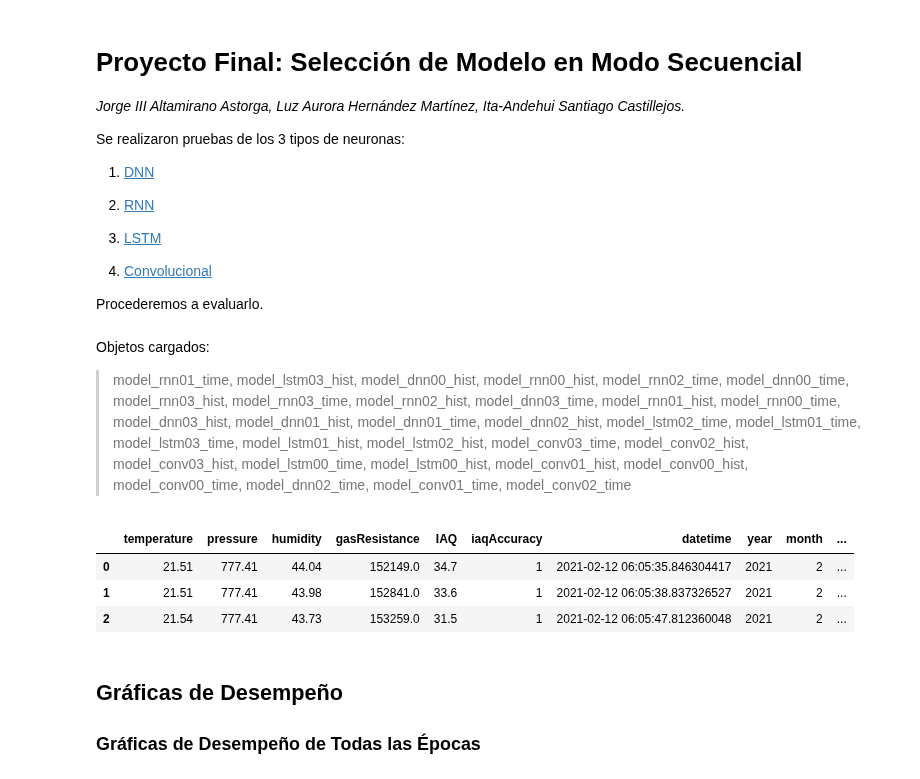
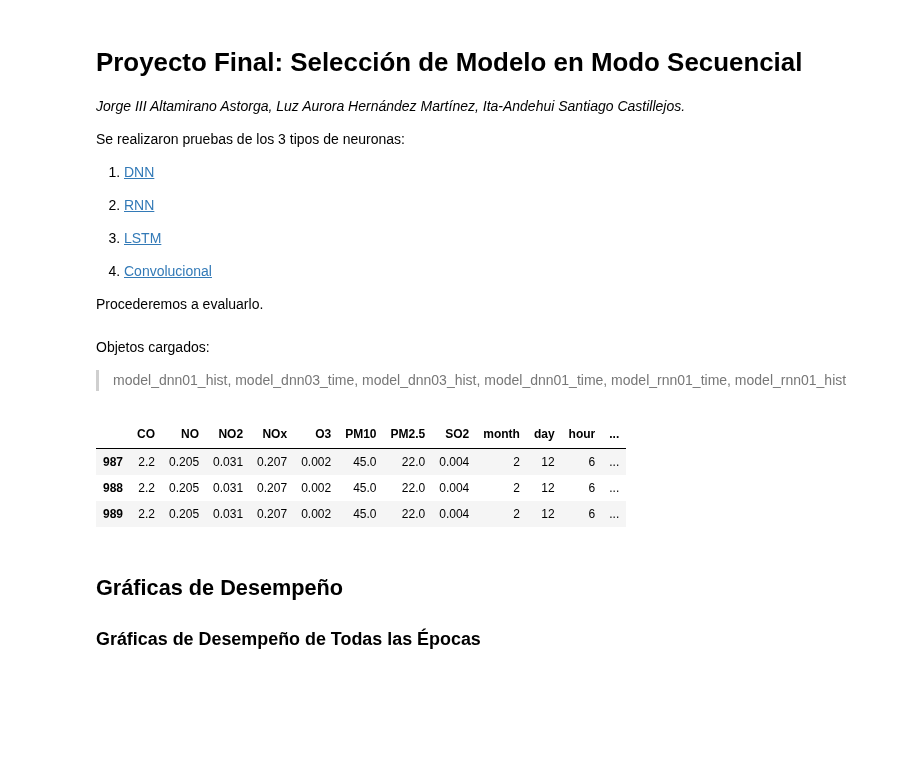
Before and after one commit to philwebsurfer/dlfinal, a Jupyter notebook: proyectofinal03_sensor-sinaica.ipynb, the cells around one changed output. Drawn from its saved outputs; the diff is of its cells as text; code cells hidden in the pictures; blank space fills up the shorter version.

```diff
--- a/proyectofinal03_sensor-sinaica.ipynb
+++ b/proyectofinal03_sensor-sinaica.ipynb
@@ -5,13 +5,13 @@ _Jorge III Altamirano Astorga, Luz Aurora Hernández Martínez, Ita-Andehui Sant
 
 Se realizaron pruebas de los 3 tipos de neuronas:
 
-1. [DNN](proyectofinal02d_dnn.html)
+1. [DNN](proyectofinal03a_dnn_sinaica.html)
 
-2. [RNN](proyectofinal02a_rnn_secuencial.html)
+2. [RNN](proyectofinal03b_rnn_sinaica.html)
 
-3. [LSTM](proyectofinal02b_lstm_secuencial.html)
+3. [LSTM](proyectofinal03c_lstm_sinaica.html)
 
-4. [Convolucional](proyectofinal02c_conv1d_secuencial.html)
+4. [Convolucional](proyectofinal03d_conv1d_sinaica.html)
 
 Procederemos a evaluarlo.
 # %%
@@ -26,7 +26,7 @@ from sklearn.model_selection import train_test_split
 # %%
 models = []
 object_names = []
-for y in [x for x in os.listdir("models") if x.endswith("dill")]:
+for y in [x for x in os.listdir("models-sinaica") if x.endswith("dill")]:
     with io.open(f"models/{y}", 'rb') as file:
         object_name = re.sub(r"\.", "_", y)
         object_name = re.sub(r"_dill", "", object_name)
@@ -38,15 +38,15 @@ Markdown("Objetos cargados: \n\n>" +
 # %% [output]
 Objetos cargados:
 
->model_rnn01_time, model_lstm03_hist, model_dnn00_hist, model_rnn00_hist, model_rnn02_time, model_dnn00_time, model_rnn03_hist, model_rnn03_time, model_rnn02_hist, model_dnn03_time, model_rnn01_hist, model_rnn00_time, model_dnn03_hist, model_dnn01_hist, model_dnn01_time, model_dnn02_hist, model_lstm02_time, model_lstm01_time, model_lstm03_time, model_lstm01_hist, model_lstm02_hist, model_conv03_time, model_conv02_hist, model_conv03_hist, model_lstm00_time, model_lstm00_hist, model_conv01_hist, model_conv00_hist, model_conv00_time, model_dnn02_time, model_conv01_time, model_conv02_time
+>model_dnn01_hist, model_dnn03_time, model_dnn03_hist, model_dnn01_time, model_rnn01_time, model_rnn01_hist
 # %%
-airdata = pd.read_pickle("data/airdata/air-imputated.pickle.gz")
-airdata.head(3)
+sinaica = pd.read_pickle("data/sinaica/sinaica-imputated.pickle.gz")
+sinaica.head(3)
 # %% [output]
-|  | temperature | pressure | humidity | gasResistance | IAQ | iaqAccuracy | datetime | year | month | ... |
-| 0 | 21.51 | 777.41 | 44.04 | 152149.0 | 34.7 | 1 | 2021-02-12 06:05:35.846304417 | 2021 | 2 | ... |
-| 1 | 21.51 | 777.41 | 43.98 | 152841.0 | 33.6 | 1 | 2021-02-12 06:05:38.837326527 | 2021 | 2 | ... |
-| 2 | 21.54 | 777.41 | 43.73 | 153259.0 | 31.5 | 1 | 2021-02-12 06:05:47.812360048 | 2021 | 2 | ... |
+|  | CO | NO | NO2 | NOx | O3 | PM10 | PM2.5 | SO2 | month | day | hour | ... |
+| 987 | 2.2 | 0.205 | 0.031 | 0.207 | 0.002 | 45.0 | 22.0 | 0.004 | 2 | 12 | 6 | ... |
+| 988 | 2.2 | 0.205 | 0.031 | 0.207 | 0.002 | 45.0 | 22.0 | 0.004 | 2 | 12 | 6 | ... |
+| 989 | 2.2 | 0.205 | 0.031 | 0.207 | 0.002 | 45.0 | 22.0 | 0.004 | 2 | 12 | 6 | ... |
 # %% [markdown]
 ## Gráficas de Desempeño
 
```
Also changed, not shown: parts of 9 cells of this notebook, 1 other file.
